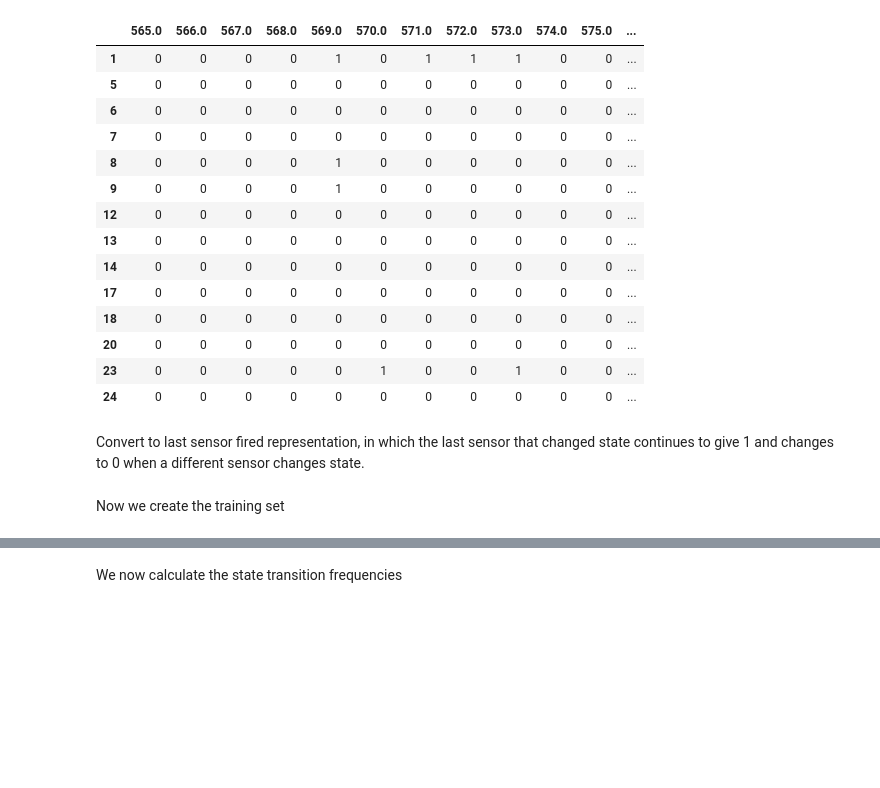
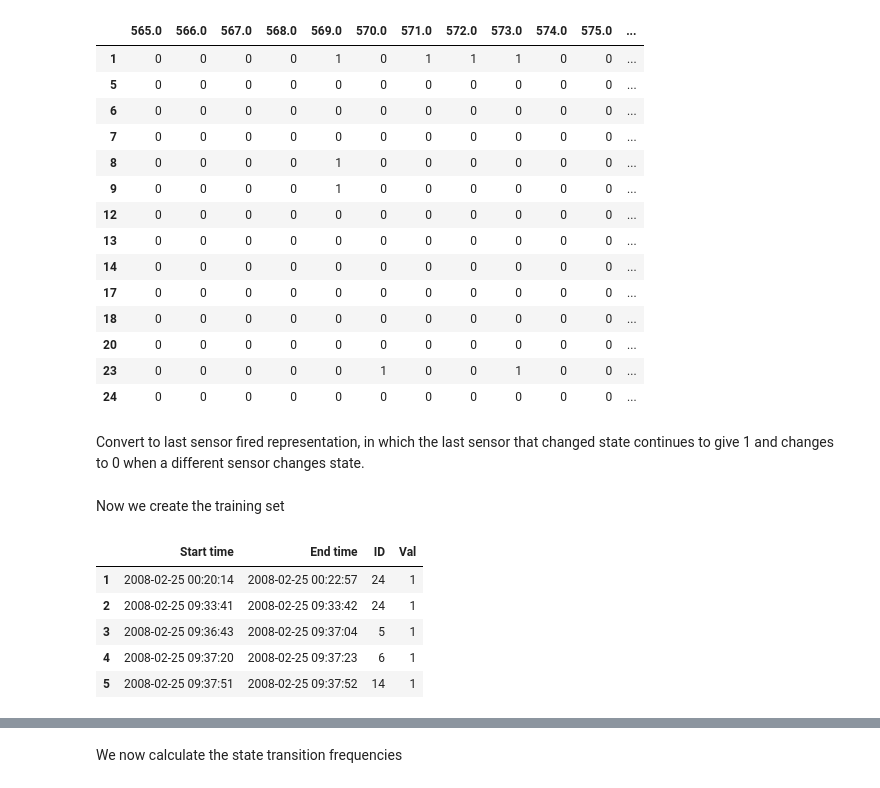
Before and after one commit to du-phan/Human-Activity-Recognition, a Jupyter notebook: Data_Munging.ipynb, the cells around one changed output, grey strips where cells are left out. Saved outputs shown, nothing was run; the diff lists cells and outputs as text; code cells hidden in the pictures; blank space fills up the shorter version.

```diff
--- a/Data_Munging.ipynb
+++ b/Data_Munging.ipynb
@@ -235,8 +235,16 @@ def convert2LastFiredFeatureMatrix(trainingSensorData, trainingActivityData, tim
 # %% [markdown]
 Now we create the training set
 # %%
-trainingSensor = [sensorData['Start time'][x].day != 25 for x in range(1,len(sensorData))]
+trainingSensor = [sensorData['Start time'][x].day == 25 for x in range(1,len(sensorData))]
 trainingSensor = trainingSensor + [False]
 trainingSensorData = sensorData[trainingSensor]
 trainingSensorData.index = np.arange(1,len(trainingSensorData)+1)
+trainingSensorData.head()
+# %% [output]
+|  | Start time | End time | ID | Val |
+| 1 | 2008-02-25 00:20:14 | 2008-02-25 00:22:57 | 24 | 1 |
+| 2 | 2008-02-25 09:33:41 | 2008-02-25 09:33:42 | 24 | 1 |
+| 3 | 2008-02-25 09:36:43 | 2008-02-25 09:37:04 | 5 | 1 |
+| 4 | 2008-02-25 09:37:20 | 2008-02-25 09:37:23 | 6 | 1 |
+| 5 | 2008-02-25 09:37:51 | 2008-02-25 09:37:52 | 14 | 1 |
 # %%
```
Also changed, not shown: parts of 15 cells of this notebook, 1 other file.
